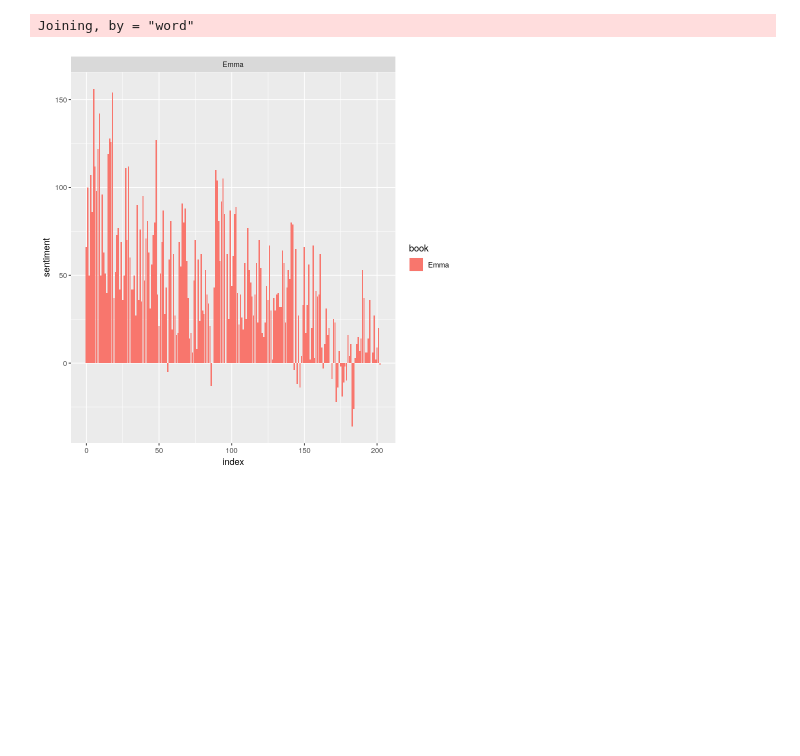
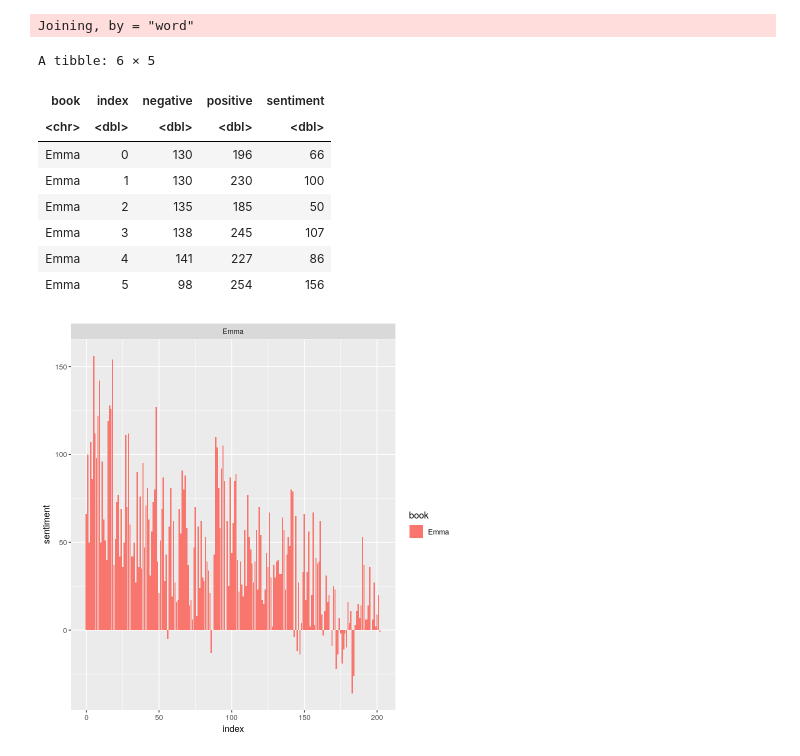
Before and after one commit to minha12/SentimentAnalysis, a Jupyter notebook: Analysis.ipynb, the cells around one changed output. Saved outputs shown, nothing was run; the diff lists cells and outputs as text; code cells hidden in the pictures; blank space fills up the shorter version.

```diff
--- a/Analysis.ipynb
+++ b/Analysis.ipynb
@@ -135,6 +189,18 @@ Emma_sentiment <- tidy_data %>%
  mutate(sentiment = positive - negative) # what does mutate do
 # %% [output]
 Joining, by = "word"
+# %%
+head(Emma_sentiment)
+# %% [output]
+A tibble: 6 × 5
+| book | index | negative | positive | sentiment |
+| <chr> | <dbl> | <dbl> | <dbl> | <dbl> |
+| Emma | 0 | 130 | 196 | 66 |
+| Emma | 1 | 130 | 230 | 100 |
+| Emma | 2 | 135 | 185 | 50 |
+| Emma | 3 | 138 | 245 | 107 |
+| Emma | 4 | 141 | 227 | 86 |
+| Emma | 5 | 98 | 254 | 156 |
 # %%
 library(ggplot2)
 
```
Also changed, not shown: parts of 6 cells of this notebook.
